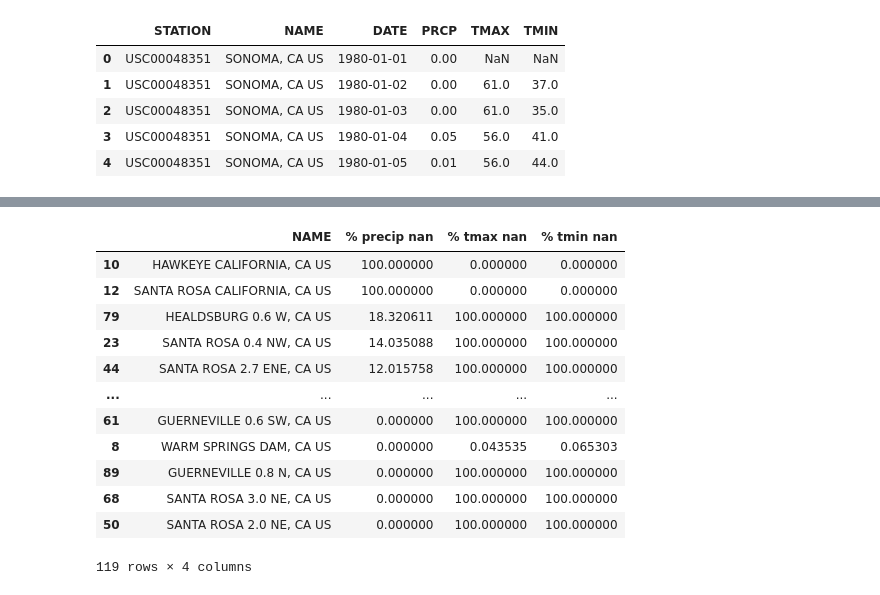
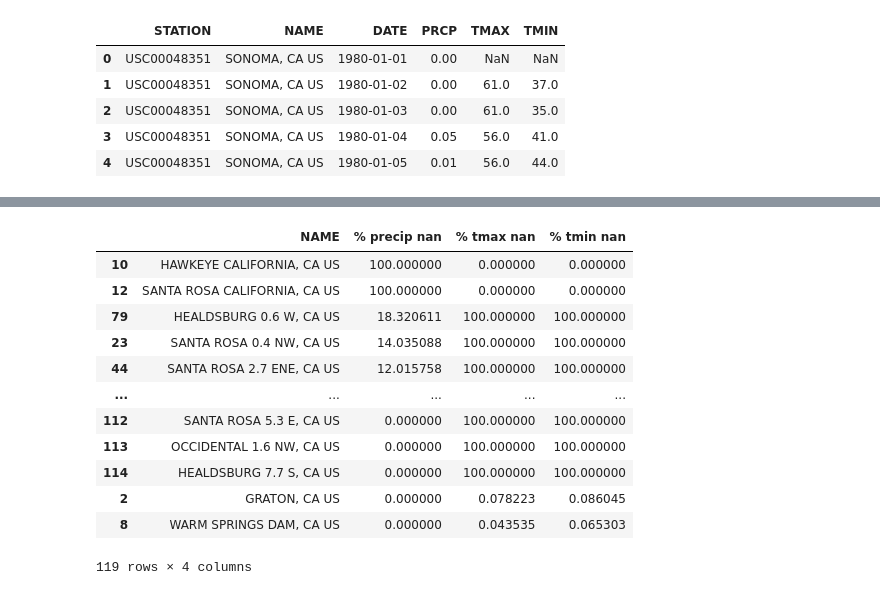
Before and after one commit to coldzonemt/Capstone_2, a Jupyter notebook: Data_Wragnling.ipynb, the cells around one changed output, grey strips where cells are left out. Saved outputs shown, nothing was run; the diff lists cells and outputs as text; code cells hidden in the pictures.

```diff
--- a/Data_Wragnling.ipynb
+++ b/Data_Wragnling.ipynb
@@ -188,7 +176,7 @@ sonoma_stations = sonoma_weather_df['STATION'].unique()
 # %%
 # I want to see which stations and / or locations have > 20% NaN values; it may be necessary to delete these stations, or
 # possibly use kriging to spatially interpolate for missing temperature values (this is most likely outside the scope of this project)
-def get_na_sum(col_name):
+def get_na_by_group(col_name):
     vals = sonoma_weather_df[col_name].unique()
     col_nan_df = []
     for i in vals:
@@ -208,6 +196,6 @@ def get_na_sum(col_name):
 
     return pd.DataFrame(col_nan_df)
 
-station_nan_df = get_na_sum('STATION')
-name_nan_df = get_na_sum('NAME')
+station_nan_df = get_na_by_group('STATION')
+name_nan_df = get_na_by_group('NAME')
 # %%
@@ -229,19 +217,20 @@ station_nan_df.sort_values(by='% precip nan', ascending=False)
 122 rows × 4 columns
 # %%
-name_nan_df.sort_values(by='% precip nan', ascending=False)
-# A quick glance at the 'names' from the same data show a similar pattern, although less clearcut (for instance, 'WARM SPRINGS' only
-# has a very few missing points for temperature, and none for precipitation)
+name_nan_df.sort_values(by=['% precip nan', '% tmax nan'],  ascending=[False, False])
+# A quick glance at the 'names' from the same data show a similar pattern, although less clearcut (for instance, 'WARM SPRINGS'
+# and 'GRATON' only
+# have a very few missing points for temperature, and none for precipitation)
 # %% [output]
 |  | NAME | % precip nan | % tmax nan | % tmin nan |
 | 10 | HAWKEYE CALIFORNIA, CA US | 100.000000 | 0.000000 | 0.000000 |
 | 12 | SANTA ROSA CALIFORNIA, CA US | 100.000000 | 0.000000 | 0.000000 |
 | 79 | HEALDSBURG 0.6 W, CA US | 18.320611 | 100.000000 | 100.000000 |
 | 23 | SANTA ROSA 0.4 NW, CA US | 14.035088 | 100.000000 | 100.000000 |
 | 44 | SANTA ROSA 2.7 ENE, CA US | 12.015758 | 100.000000 | 100.000000 |
 | ... | ... | ... | ... | ... |
-| 61 | GUERNEVILLE 0.6 SW, CA US | 0.000000 | 100.000000 | 100.000000 |
+| 112 | SANTA ROSA 5.3 E, CA US | 0.000000 | 100.000000 | 100.000000 |
+| 113 | OCCIDENTAL 1.6 NW, CA US | 0.000000 | 100.000000 | 100.000000 |
+| 114 | HEALDSBURG 7.7 S, CA US | 0.000000 | 100.000000 | 100.000000 |
+| 2 | GRATON, CA US | 0.000000 | 0.078223 | 0.086045 |
 | 8 | WARM SPRINGS DAM, CA US | 0.000000 | 0.043535 | 0.065303 |
-| 89 | GUERNEVILLE 0.8 N, CA US | 0.000000 | 100.000000 | 100.000000 |
-| 68 | SANTA ROSA 3.0 NE, CA US | 0.000000 | 100.000000 | 100.000000 |
-| 50 | SANTA ROSA 2.0 NE, CA US | 0.000000 | 100.000000 | 100.000000 |
 119 rows × 4 columns
```
Also changed, not shown: parts of 3 cells of this notebook.
